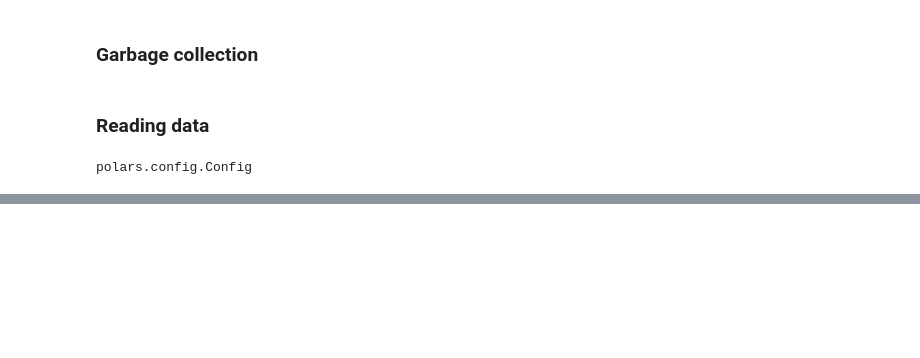
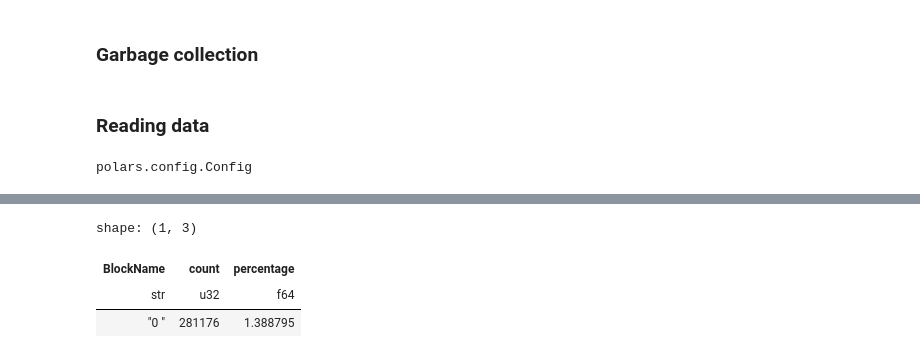
Before and after one commit to amandla-deployment/paper-farmer-chatbot, a Jupyter notebook: paper/codes/data_preprocess_new.ipynb, the cells around one changed output, grey strips where cells are left out. Drawn from its saved outputs; the diff is of its cells as text; code cells hidden in the pictures; blank space fills up the shorter version.

```diff
--- a/paper/codes/data_preprocess_new.ipynb
+++ b/paper/codes/data_preprocess_new.ipynb
@@ -107,0 +220,12 @@ Original rows: 41987874
+# %%
+value_counts = (
+    master_df.get_column("BlockName")
+    .value_counts(parallel=True)
+    .with_columns([
+        (pl.col("count") / pl.col("count").sum() * 100).alias("percentage")  # Note: "count" not "counts"
+    ])
+    .sort("count", descending=True)
+    .head(100)
+)
+
+print(value_counts)
@@ -108 +250,8 @@ Original rows: 41987874
+# %%
+value_counts[0][0]
+# %% [output]
+shape: (1, 3)
+| BlockName | count | percentage |
+| str | u32 | f64 |
+| "0 " | 281176 | 1.388795 |
 # %%
```
Also changed, not shown: parts of 13 cells of this notebook, 2 other files.
